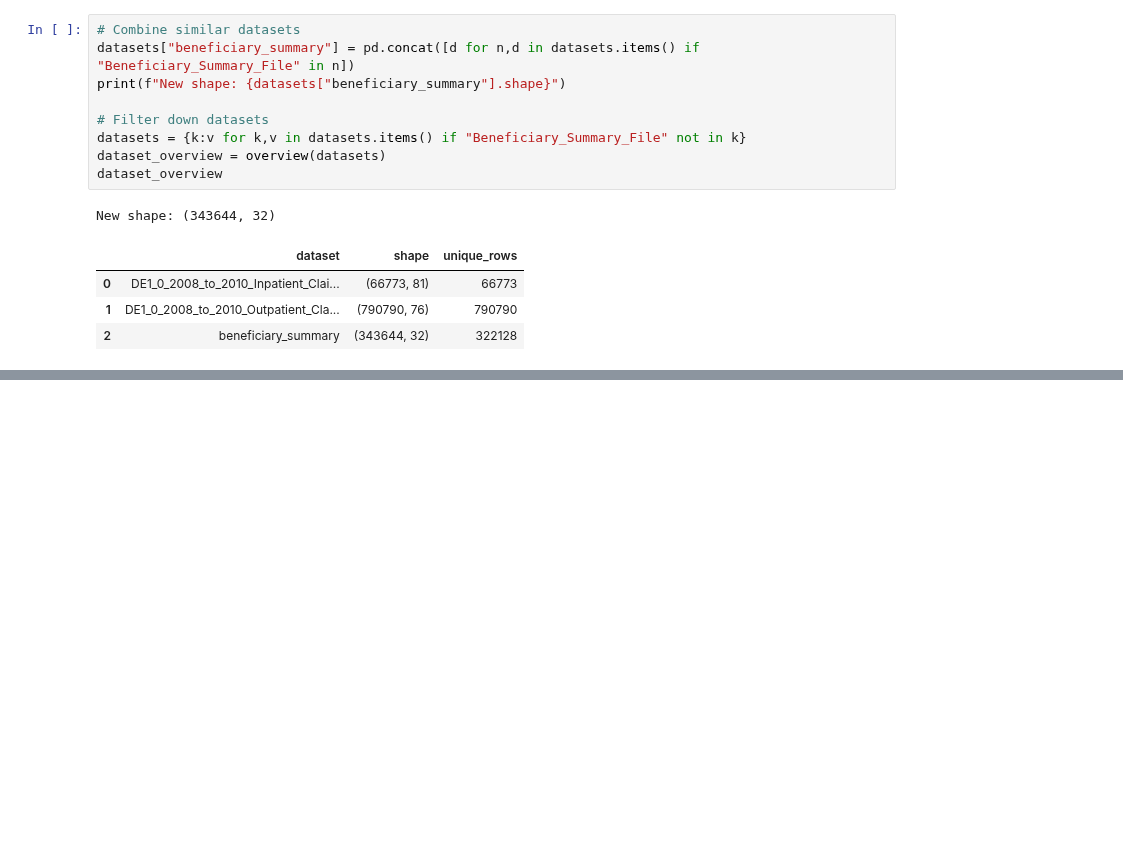
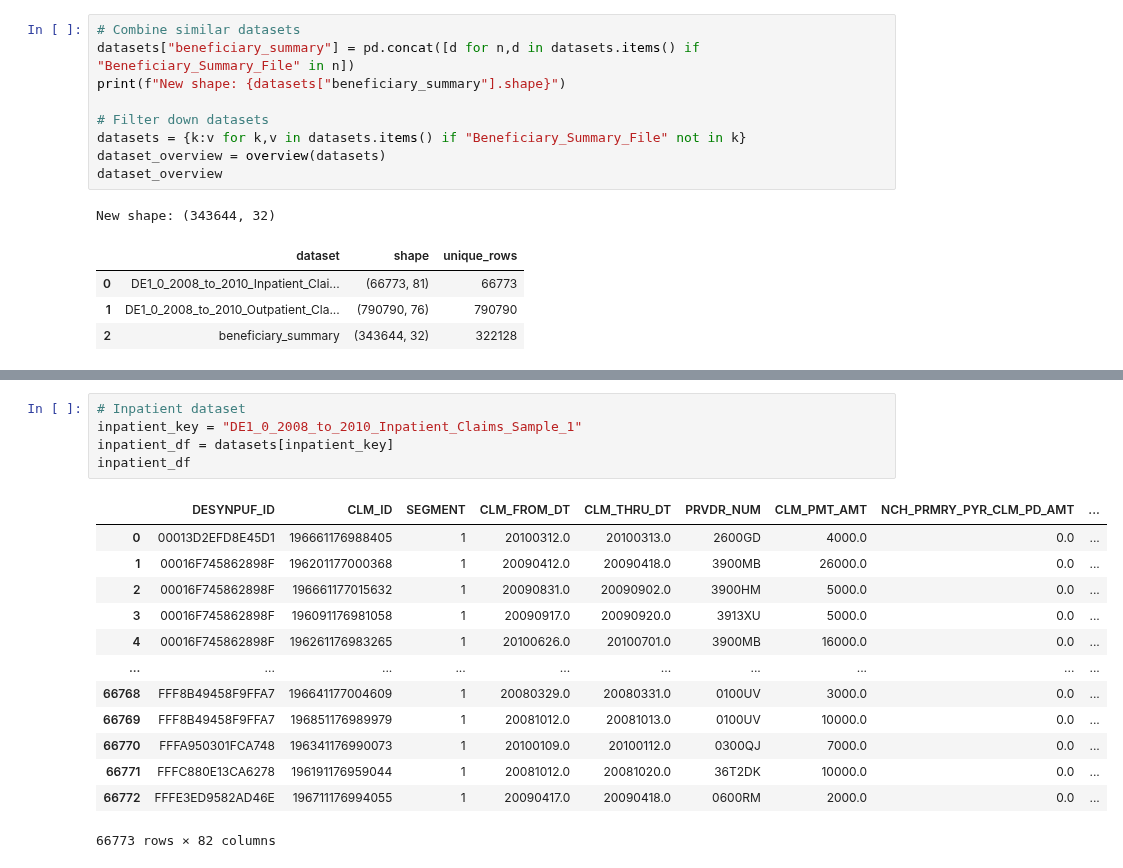
Before and after one commit to stephaniebie/hospital-readmissions, a Jupyter notebook: notebooks/eda.ipynb, the cells around one changed output, grey strips where cells are left out. Drawn from its saved outputs; the diff is of its cells as text; blank space fills up the shorter version.

```diff
--- a/notebooks/eda.ipynb
+++ b/notebooks/eda.ipynb
@@ -134,0 +172,19 @@ for name,df in datasets.items():
+# %%
+# Inpatient dataset
+inpatient_key = "DE1_0_2008_to_2010_Inpatient_Claims_Sample_1"
+inpatient_df = datasets[inpatient_key]
+inpatient_df
+# %% [output]
+|  | DESYNPUF_ID | CLM_ID | SEGMENT | CLM_FROM_DT | CLM_THRU_DT | PRVDR_NUM | CLM_PMT_AMT | NCH_PRMRY_PYR_CLM_PD_AMT | ... |
+| 0 | 00013D2EFD8E45D1 | 196661176988405 | 1 | 20100312.0 | 20100313.0 | 2600GD | 4000.0 | 0.0 | ... |
+| 1 | 00016F745862898F | 196201177000368 | 1 | 20090412.0 | 20090418.0 | 3900MB | 26000.0 | 0.0 | ... |
+| 2 | 00016F745862898F | 196661177015632 | 1 | 20090831.0 | 20090902.0 | 3900HM | 5000.0 | 0.0 | ... |
+| 3 | 00016F745862898F | 196091176981058 | 1 | 20090917.0 | 20090920.0 | 3913XU | 5000.0 | 0.0 | ... |
+| 4 | 00016F745862898F | 196261176983265 | 1 | 20100626.0 | 20100701.0 | 3900MB | 16000.0 | 0.0 | ... |
+| ... | ... | ... | ... | ... | ... | ... | ... | ... | ... |
+| 66768 | FFF8B49458F9FFA7 | 196641177004609 | 1 | 20080329.0 | 20080331.0 | 0100UV | 3000.0 | 0.0 | ... |
+| 66769 | FFF8B49458F9FFA7 | 196851176989979 | 1 | 20081012.0 | 20081013.0 | 0100UV | 10000.0 | 0.0 | ... |
+| 66770 | FFFA950301FCA748 | 196341176990073 | 1 | 20100109.0 | 20100112.0 | 0300QJ | 7000.0 | 0.0 | ... |
+| 66771 | FFFC880E13CA6278 | 196191176959044 | 1 | 20081012.0 | 20081020.0 | 36T2DK | 10000.0 | 0.0 | ... |
+| 66772 | FFFE3ED9582AD46E | 196711176994055 | 1 | 20090417.0 | 20090418.0 | 0600RM | 2000.0 | 0.0 | ... |
+66773 rows × 82 columns
```
Also changed, not shown: parts of 9 cells of this notebook, 4 other files.
